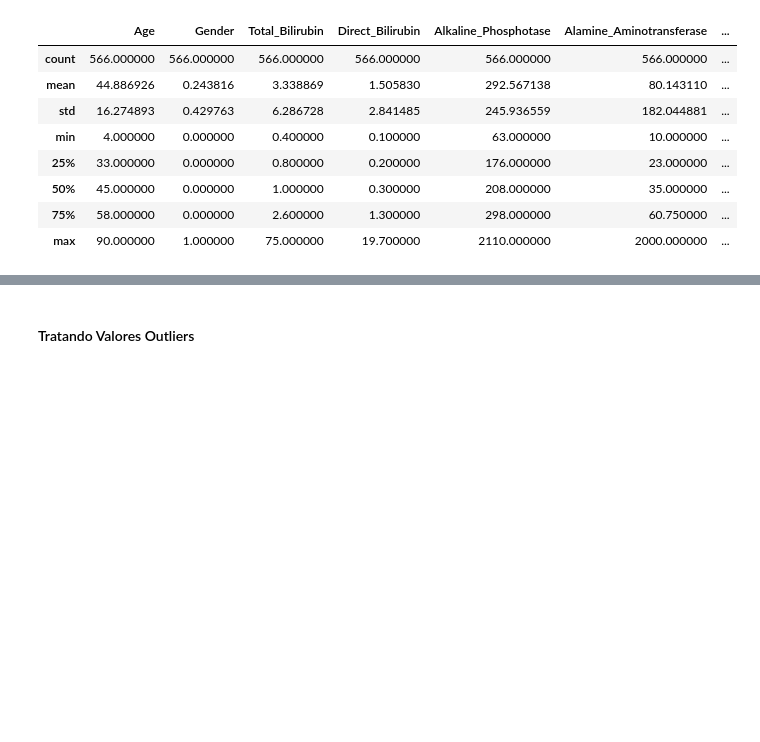
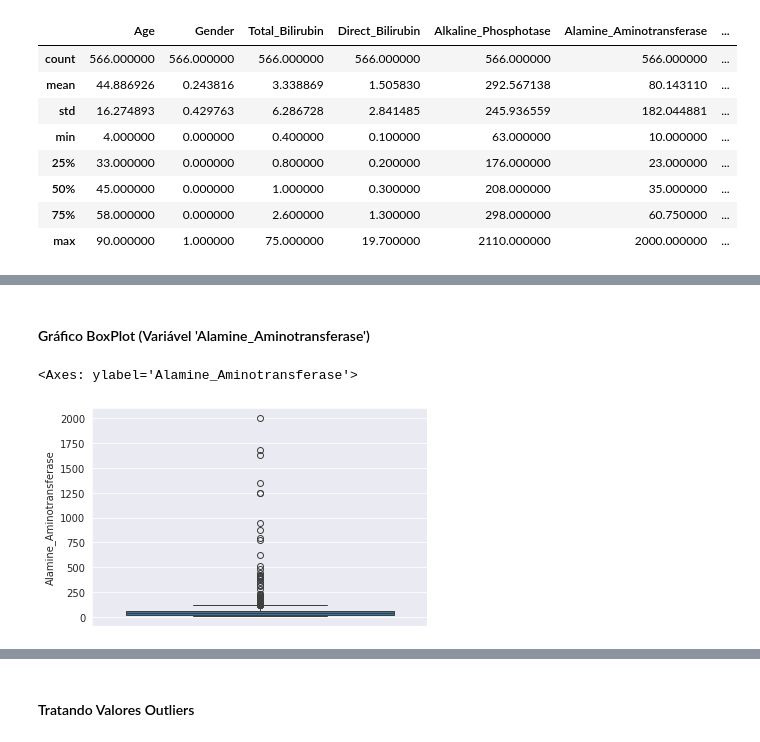
Before and after one commit to EduardoBran/Python_-_Machine_Learning, a Jupyter notebook: 01-Mini-Projeto_-_Construcao_Treinamento_Avaliacao_e_Selecao_de_Modelos_Para_Classificacao.ipynb, the cells around one changed output, grey strips where cells are left out. Drawn from its saved outputs; the diff is of its cells as text; code cells hidden in the pictures; blank space fills up the shorter version.

```diff
--- a/01-Mini-Projeto_-_Construcao_Treinamento_Avaliacao_e_Selecao_de_Modelos_Para_Classificacao.ipynb
+++ b/01-Mini-Projeto_-_Construcao_Treinamento_Avaliacao_e_Selecao_de_Modelos_Para_Classificacao.ipynb
@@ -613,0 +623,8 @@ dados.describe()
+# %% [markdown]
+#### Gráfico BoxPlot (Variável 'Alamine_Aminotransferase')
+# %%
+# Boxplot
+sns.boxplot(dados.Alamine_Aminotransferase)
+# %% [output]
+<Axes: ylabel='Alamine_Aminotransferase'>
+[figure, added]
```
Also changed, not shown: parts of 15 cells of this notebook, 1 other file.
